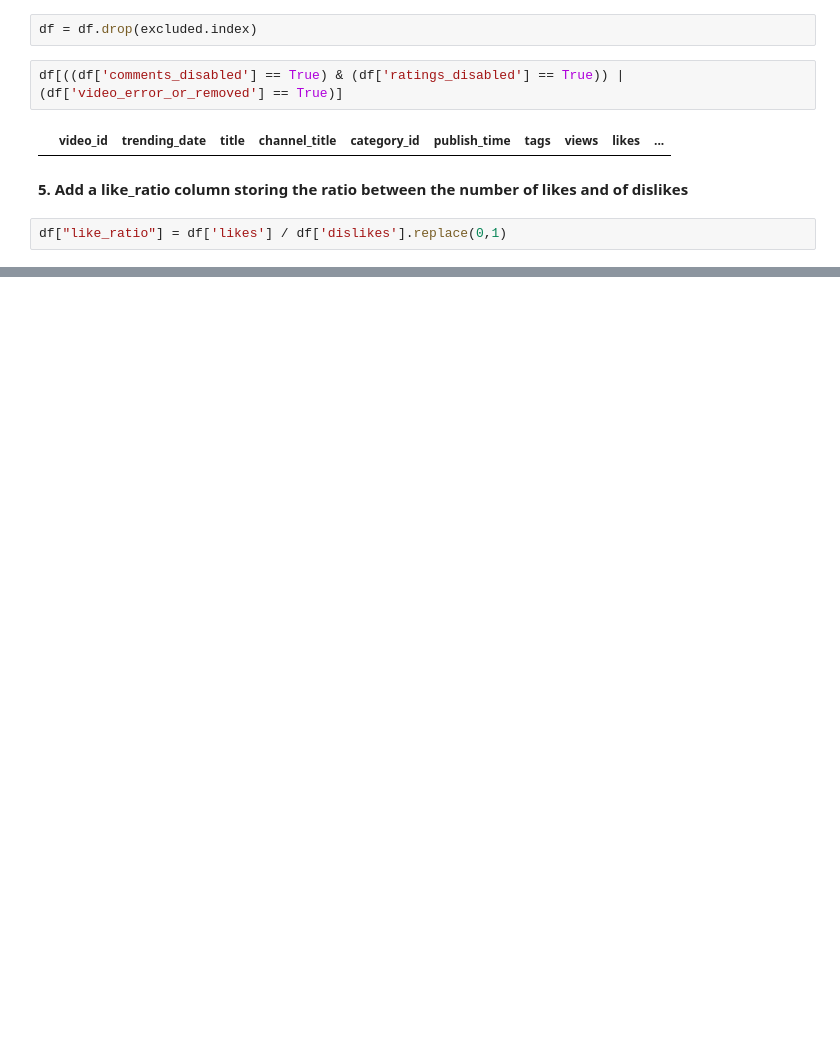
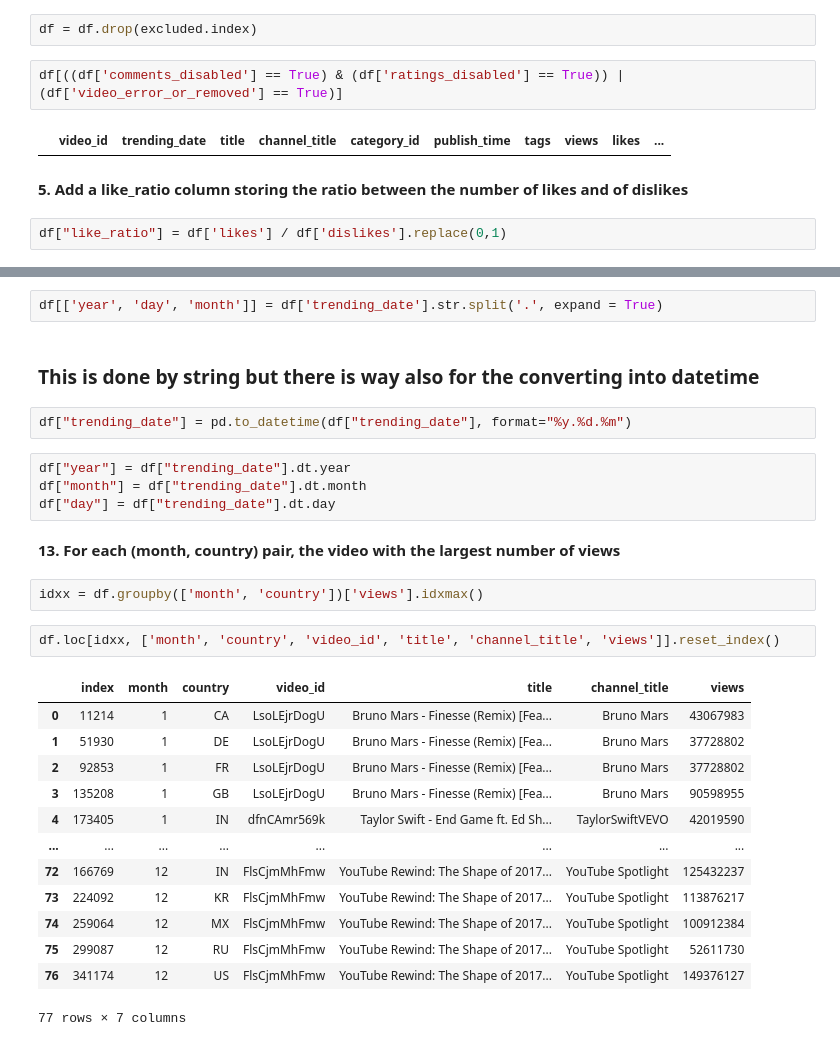
Before and after one commit to aminentezari/CS_project_2025, a Jupyter notebook: notebooks/Main.ipynb, the cells around one changed output, grey strips where cells are left out. Drawn from its saved outputs; the diff is of its cells as text; blank space fills up the shorter version.

```diff
--- a/notebooks/Main.ipynb
+++ b/notebooks/Main.ipynb
@@ -133,0 +314,30 @@ df.head(5)
+# %%
+df[['year', 'day', 'month']] = df['trending_date'].str.split('.', expand = True)
+# %% [markdown]
+### This is done by string but there is way also for the converting into datetime
+# %%
+df["trending_date"] = pd.to_datetime(df["trending_date"], format="%y.%d.%m")
+# %%
+df["year"] = df["trending_date"].dt.year
+df["month"] = df["trending_date"].dt.month
+df["day"] = df["trending_date"].dt.day
+# %% [markdown]
+**13. For each (month, country) pair, the video with the largest number of views**
+# %%
+idxx = df.groupby(['month', 'country'])['views'].idxmax()
+# %%
+df.loc[idxx, ['month', 'country', 'video_id', 'title', 'channel_title', 'views']].reset_index()
+# %% [output]
+|  | index | month | country | video_id | title | channel_title | views |
+| 0 | 11214 | 1 | CA | LsoLEjrDogU | Bruno Mars - Finesse (Remix) [Fea... | Bruno Mars | 43067983 |
+| 1 | 51930 | 1 | DE | LsoLEjrDogU | Bruno Mars - Finesse (Remix) [Fea... | Bruno Mars | 37728802 |
+| 2 | 92853 | 1 | FR | LsoLEjrDogU | Bruno Mars - Finesse (Remix) [Fea... | Bruno Mars | 37728802 |
+| 3 | 135208 | 1 | GB | LsoLEjrDogU | Bruno Mars - Finesse (Remix) [Fea... | Bruno Mars | 90598955 |
+| 4 | 173405 | 1 | IN | dfnCAmr569k | Taylor Swift - End Game ft. Ed Sh... | TaylorSwiftVEVO | 42019590 |
+| ... | ... | ... | ... | ... | ... | ... | ... |
+| 72 | 166769 | 12 | IN | FlsCjmMhFmw | YouTube Rewind: The Shape of 2017... | YouTube Spotlight | 125432237 |
+| 73 | 224092 | 12 | KR | FlsCjmMhFmw | YouTube Rewind: The Shape of 2017... | YouTube Spotlight | 113876217 |
+| 74 | 259064 | 12 | MX | FlsCjmMhFmw | YouTube Rewind: The Shape of 2017... | YouTube Spotlight | 100912384 |
+| 75 | 299087 | 12 | RU | FlsCjmMhFmw | YouTube Rewind: The Shape of 2017... | YouTube Spotlight | 52611730 |
+| 76 | 341174 | 12 | US | FlsCjmMhFmw | YouTube Rewind: The Shape of 2017... | YouTube Spotlight | 149376127 |
+77 rows × 7 columns
```
Also changed, not shown: parts of 36 cells of this notebook.
